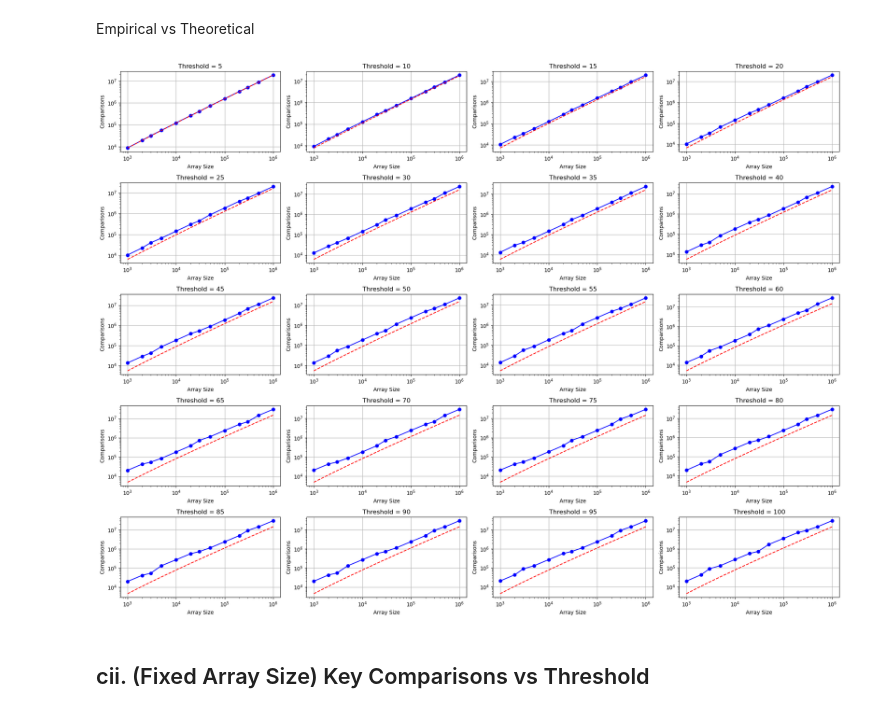
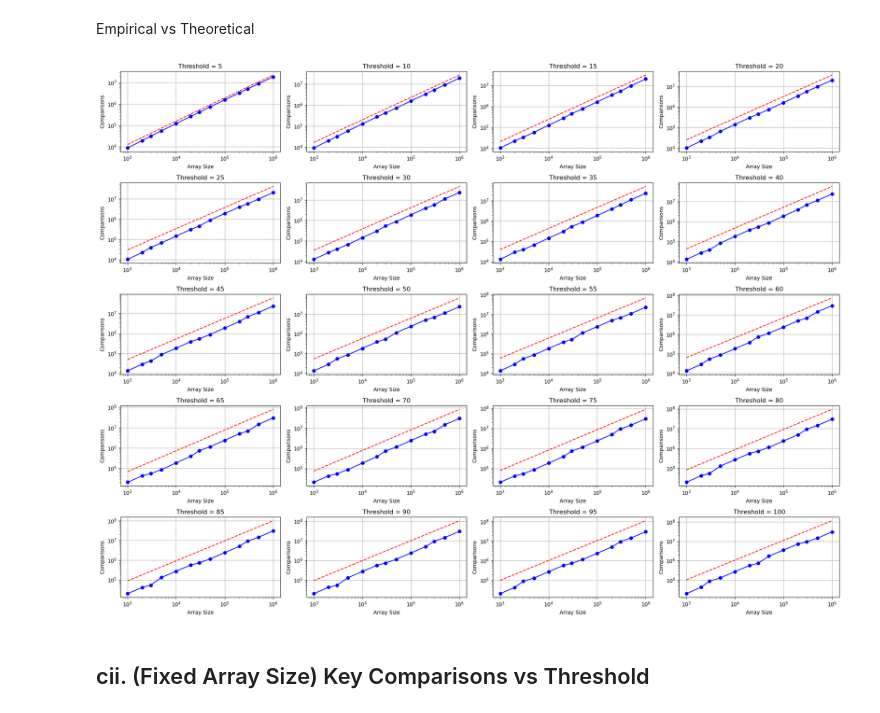
Before and after one commit to ChoWei0310/SC2001-Algorithm-Design, a Jupyter notebook: Plot Graph.ipynb, the cells around one changed output. Cells and saved outputs as stored; diff of their text form; code cells hidden in the pictures.

```diff
--- a/Plot Graph.ipynb
+++ b/Plot Graph.ipynb
@@ -103,29 +103,29 @@ Empirical vs Theoretical
 # %%
 n = hybrid_df['Array Size'].unique()
 
 fig, axes = plt.subplots(5, 4, figsize=(20, 15))
 axes = axes.flatten()
 
 unique_thresholds = hybrid_df['Threshold'].unique()
 for i, Threshold in enumerate(unique_thresholds):
     df_threshold = hybrid_df[hybrid_df['Threshold'] == Threshold]
     k = Threshold
-    theoretical_values = n + n*np.log2(n/k)
+    theoretical_values = n*k + n*np.log2(n/k)
 
     axes[i].plot(df_threshold['Array Size'], df_threshold['Comparisons'], marker='o', linestyle='-', color='b')
     axes[i].plot(n, theoretical_values, label="Theoretical", linestyle="--", color="red")
 
     axes[i].set_title(f'Threshold = {Threshold}')
     axes[i].set_xlabel('Array Size')
     axes[i].set_ylabel('Comparisons')
     axes[i].grid(True)
     axes[i].set_xscale('log')  # Logarithmic scale for array size
     axes[i].set_yscale('log')  # Logarithmic scale for key comparisons
 
 plt.tight_layout()
 plt.show()
 # %% [output]
-[figure, old version]
+[figure, new version]
 # %% [markdown]
 ## cii. (Fixed Array Size) Key Comparisons vs Threshold
 # %%
```
